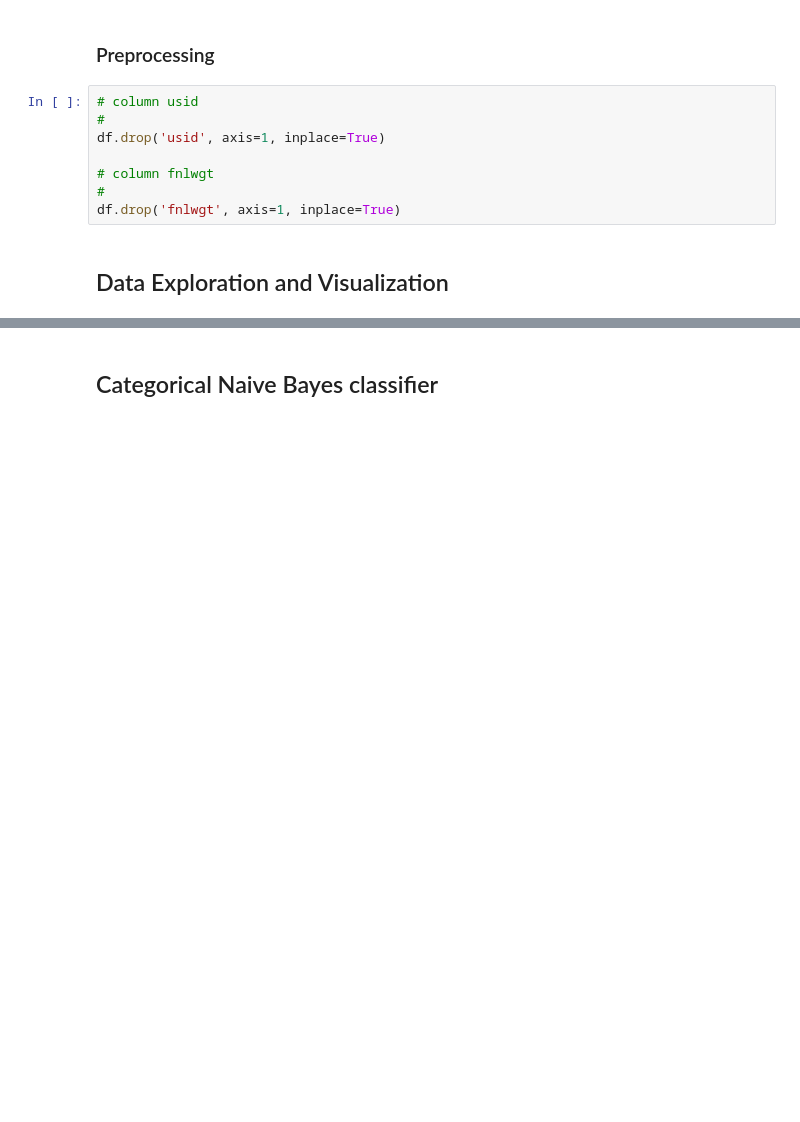
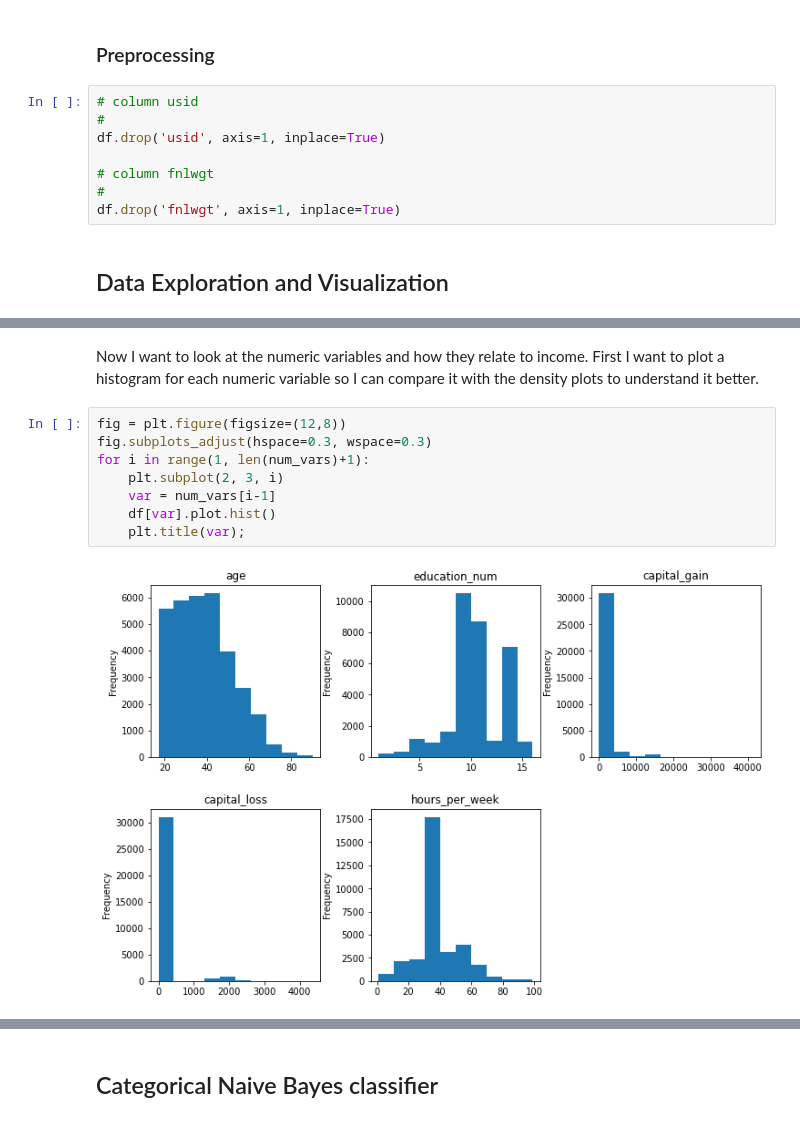
Before and after one commit to lomcaitlin/cst383_s21, a Jupyter notebook: hw12/income.ipynb, the cells around one changed output, grey strips where cells are left out. Cells and saved outputs as stored; diff of their text form; blank space fills up the shorter version.

```diff
--- a/hw12/income.ipynb
+++ b/hw12/income.ipynb
@@ -55,0 +92,12 @@ memory usage: 4.0+ MB
+# %% [markdown]
+Now I want to look at the numeric variables and how they relate to income. First I want to plot a histogram for each numeric variable so I can compare it with the density plots to understand it better.
+# %%
+fig = plt.figure(figsize=(12,8))
+fig.subplots_adjust(hspace=0.3, wspace=0.3)
+for i in range(1, len(num_vars)+1):
+    plt.subplot(2, 3, i)
+    var = num_vars[i-1]
+    df[var].plot.hist()
+    plt.title(var);
+# %% [output]
+[figure, added]
```
Also changed, not shown: parts of 32 cells of this notebook, 1 other file.
